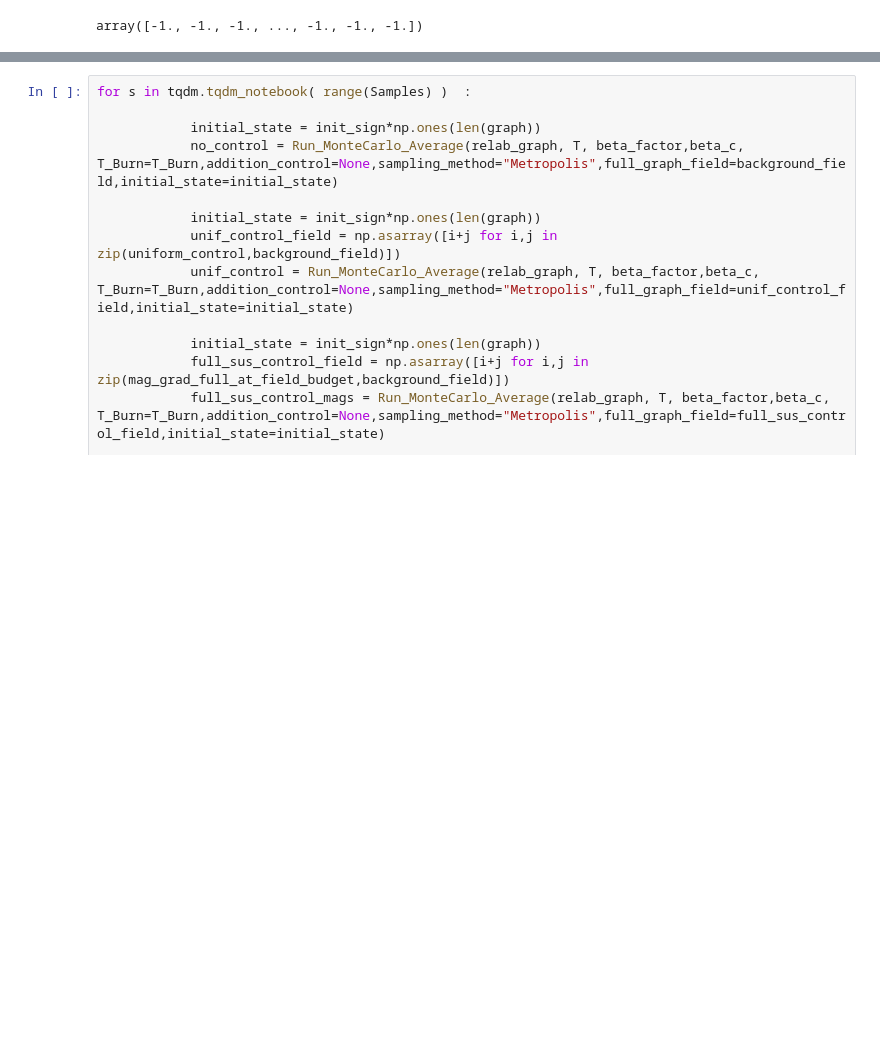
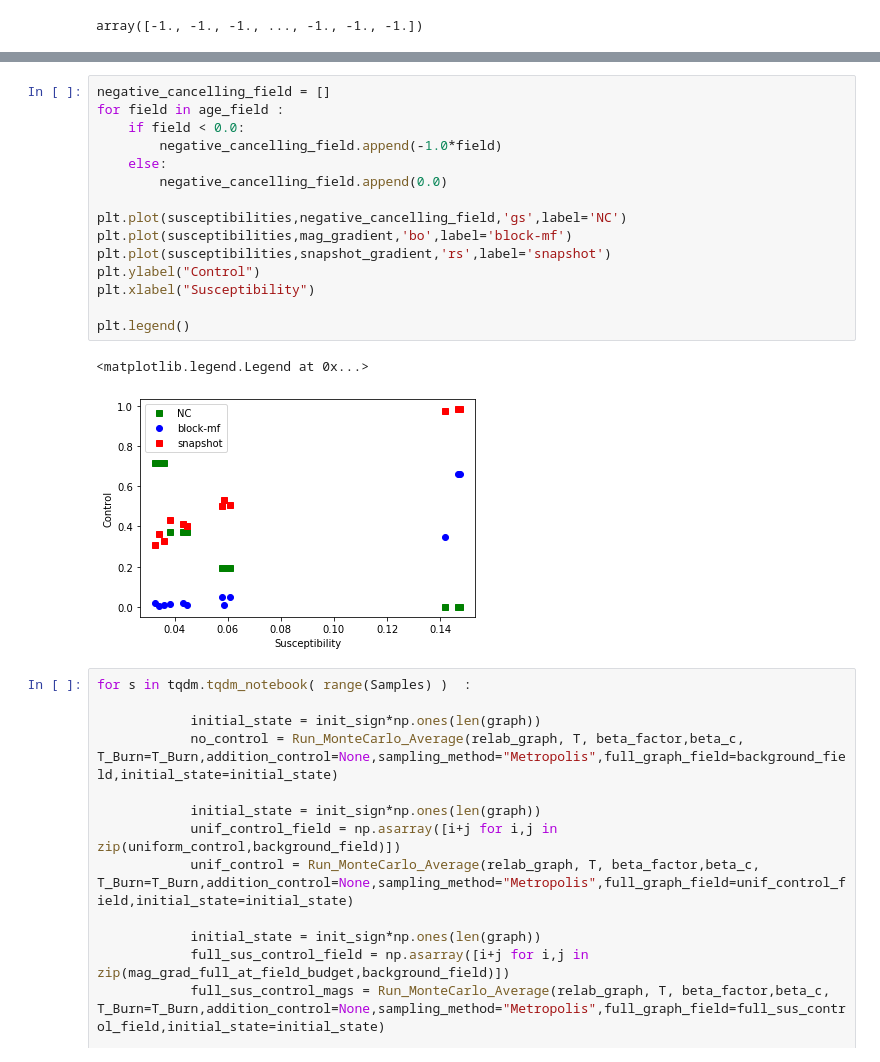
Before and after one commit to MGarrod1/unobserved_spin_influence, a Jupyter notebook: Figure_3_Pokec/Pokec_block_susceptibilities.ipynb, the cells around one changed output, grey strips where cells are left out. Drawn from its saved outputs; the diff is of its cells as text; blank space fills up the shorter version.

```diff
--- a/Figure_3_Pokec/Pokec_block_susceptibilities.ipynb
+++ b/Figure_3_Pokec/Pokec_block_susceptibilities.ipynb
@@ -174,3 +218,21 @@ for k in range(12) :
+# %%
+negative_cancelling_field = []
+for field in age_field :
+    if field < 0.0:
+        negative_cancelling_field.append(-1.0*field)
+    else:
+        negative_cancelling_field.append(0.0)
+
+plt.plot(susceptibilities,negative_cancelling_field,'gs',label='NC')
+plt.plot(susceptibilities,mag_gradient,'bo',label='block-mf')
+plt.plot(susceptibilities,snapshot_gradient,'rs',label='snapshot')
+plt.ylabel("Control")
+plt.xlabel("Susceptibility")
+
+plt.legend()
+# %% [output]
+<matplotlib.legend.Legend at 0x...>
+[figure, added]
 # %%
 for s in tqdm.tqdm_notebook( range(Samples) )  :
 
```
Also changed, not shown: parts of 7 cells of this notebook.
